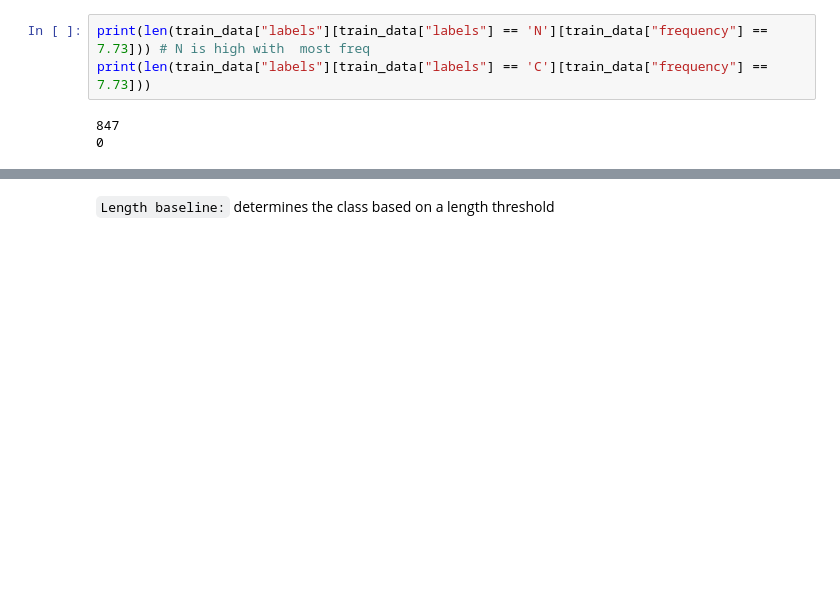
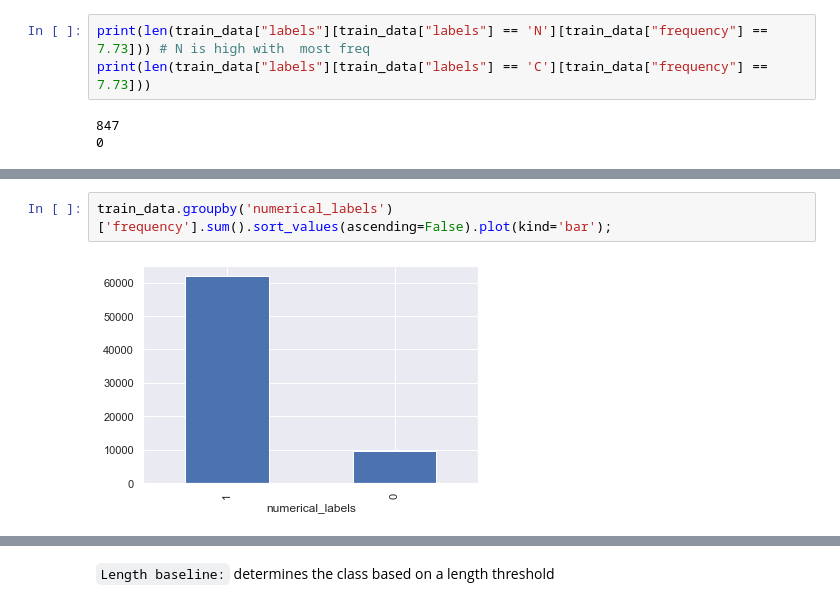
Before and after one commit to melisnv/natural-language-processing-projects, a Jupyter notebook: Assignment I NLP/Part B - baselines.ipynb, the cells around one changed output, grey strips where cells are left out. Cells and saved outputs as stored; diff of their text form; blank space fills up the shorter version.

```diff
--- a/Assignment I NLP/Part B - baselines.ipynb
+++ b/Assignment I NLP/Part B - baselines.ipynb
@@ -189,0 +210,4 @@ print(len(train_data["labels"][train_data["labels"] == 'C'][train_data["frequenc
+# %%
+train_data.groupby('numerical_labels')['frequency'].sum().sort_values(ascending=False).plot(kind='bar');
+# %% [output]
+[figure, added]
```
Also changed, not shown: parts of 10 cells of this notebook.
